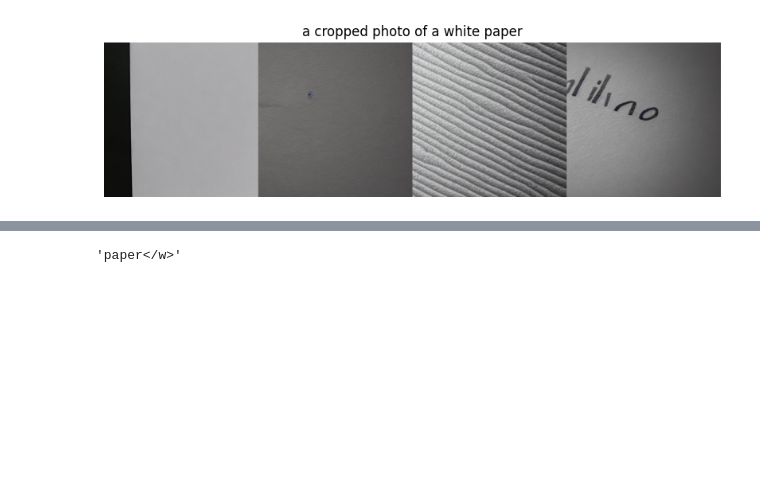
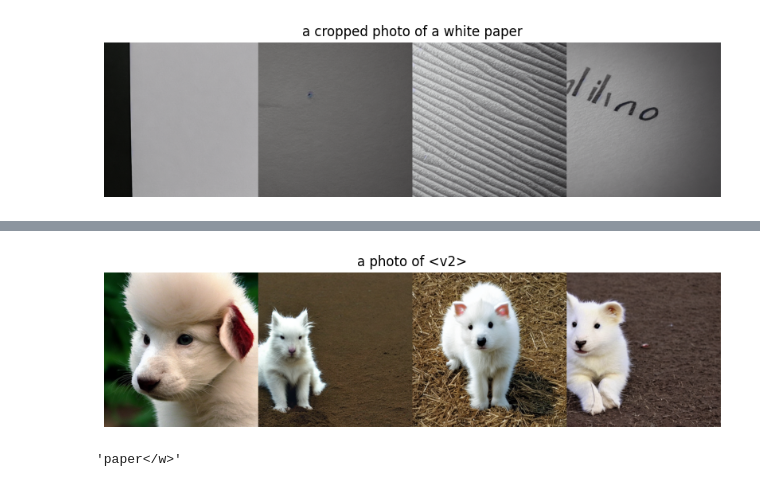
Before and after one commit to JackChen890311/inspiration_tree, a Jupyter notebook: analysis.ipynb, the cells around one changed output, grey strips where cells are left out. Cells and saved outputs as stored; diff of their text form; code cells hidden in the pictures; blank space fills up the shorter version.

```diff
--- a/analysis.ipynb
+++ b/analysis.ipynb
@@ -113,3 +139,7 @@ run_prompt(pipe, prompt, num_images_per_seed)
+# %%
+run_prompt(pipe, "a photo of <v2>", 4)
+# %% [output]
+[figure, added]
 # %%
 token = tokenizer.convert_ids_to_tokens(2802)
 token
```
Also changed, not shown: parts of 6 cells of this notebook.
